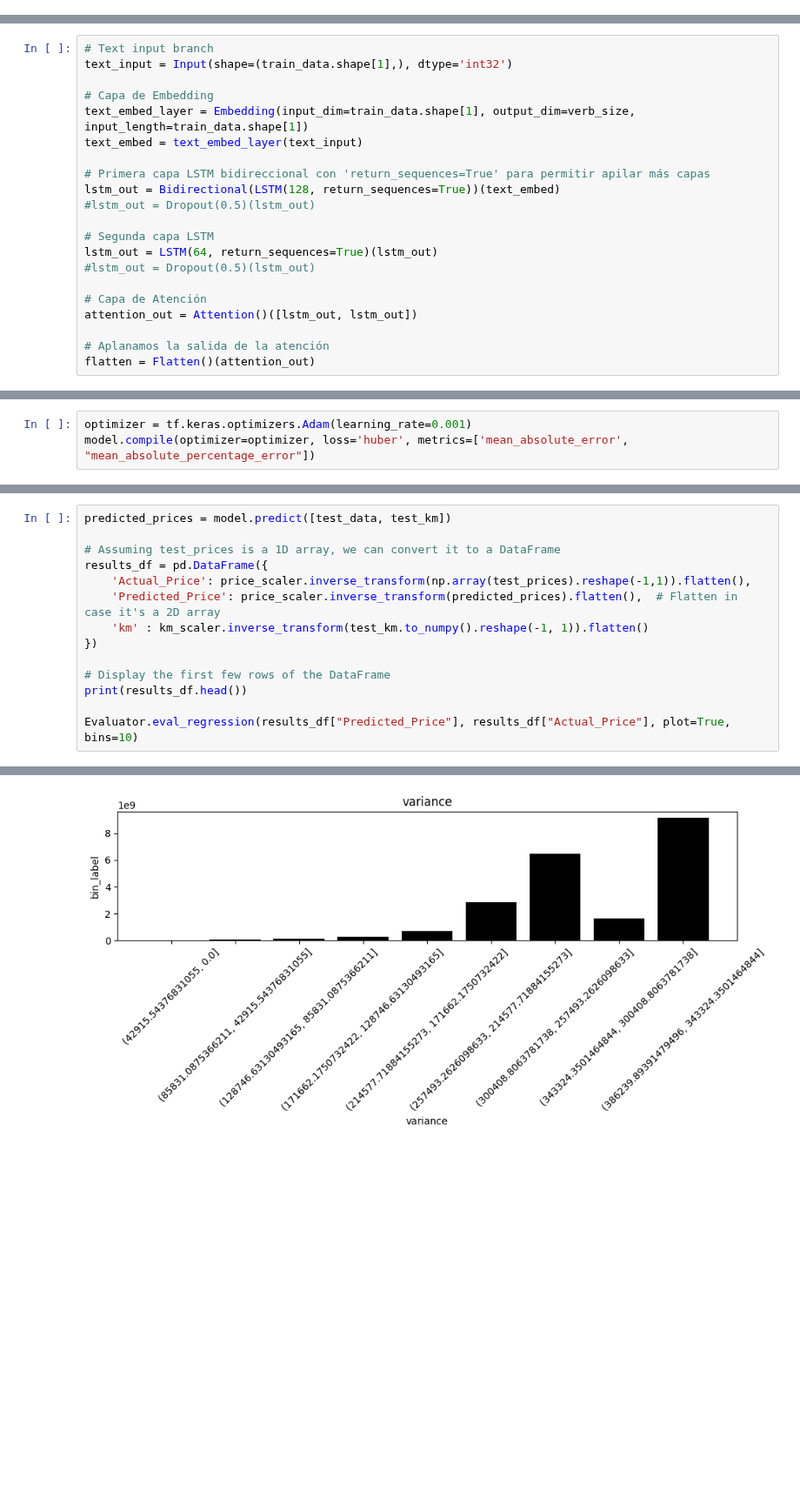
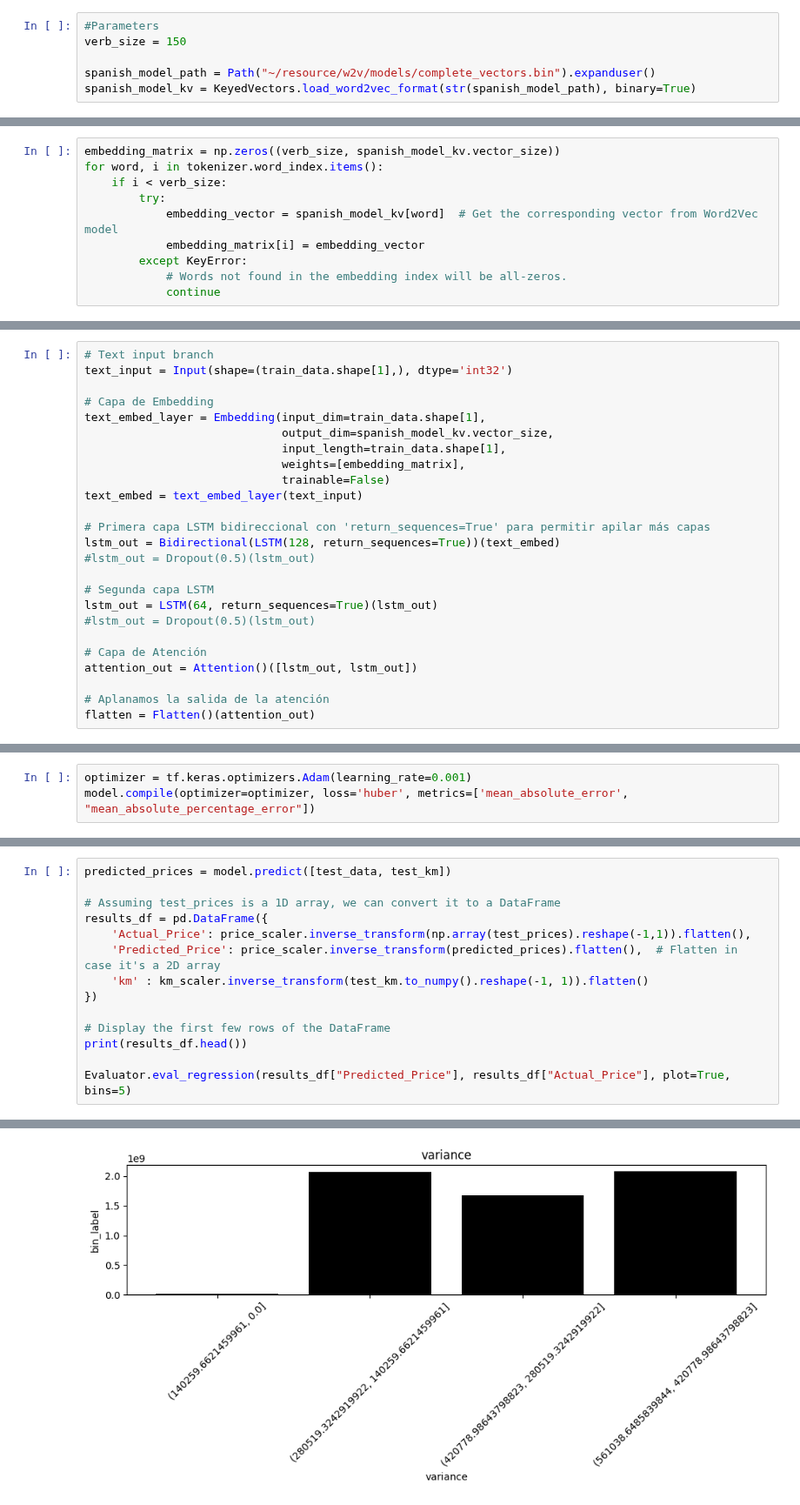
Before and after one commit to Lingfeng555/Cars_Price_Prediction, a Jupyter notebook: NLP/embedding_v3.ipynb, the cells around one changed output, grey strips where cells are left out. Shown at 87% size. Cells and saved outputs as stored; diff of their text form; blank space fills up the shorter version.

```diff
--- a/NLP/embedding_v3.ipynb
+++ b/NLP/embedding_v3.ipynb
@@ -83,3 +92,9 @@ verb_size = 150
+# %%
+#Parameters
+verb_size = 150
+
+spanish_model_path = Path("~/resource/w2v/models/complete_vectors.bin").expanduser()
+spanish_model_kv = KeyedVectors.load_word2vec_format(str(spanish_model_path), binary=True)
 # %%
 # Load data (assuming df is your DataFrame containing the required columns)
 texts = train['full_description'].values  # descriptions
@@ -88,6 +103,16 @@ tokenizer = Tokenizer(num_words=verb_size)
 tokenizer.fit_on_texts(texts)
 sequences = tokenizer.texts_to_sequences(texts)
 data = pad_sequences(sequences,  maxlen=verb_size, padding='post')
+# %%
+embedding_matrix = np.zeros((verb_size, spanish_model_kv.vector_size))
+for word, i in tokenizer.word_index.items():
+    if i < verb_size:
+        try:
+            embedding_vector = spanish_model_kv[word]  # Get the corresponding vector from Word2Vec model
+            embedding_matrix[i] = embedding_vector
+        except KeyError:
+            # Words not found in the embedding index will be all-zeros.
+            continue
 # %%
 train_data, test_data, train_prices, test_prices, train_km, test_km = train_test_split(
     data, train['price'], train['km'], test_size=0.2, random_state=42, stratify=train['fuelType'])
@@ -105,7 +144,11 @@ train_km = tf.convert_to_tensor(train_km, dtype=tf.float32)
 text_input = Input(shape=(train_data.shape[1],), dtype='int32')
 
 # Capa de Embedding
-text_embed_layer = Embedding(input_dim=train_data.shape[1], output_dim=verb_size, input_length=train_data.shape[1])
+text_embed_layer = Embedding(input_dim=train_data.shape[1],
+                             output_dim=spanish_model_kv.vector_size,
+                             input_length=train_data.shape[1],
+                             weights=[embedding_matrix],
+                             trainable=False)
 text_embed = text_embed_layer(text_input)
 
 # Primera capa LSTM bidireccional con 'return_sequences=True' para permitir apilar más capas
@@ -208,5 +252,5 @@ results_df = pd.DataFrame({
 # Display the first few rows of the DataFrame
 print(results_df.head())
 
-Evaluator.eval_regression(results_df["Predicted_Price"], results_df["Actual_Price"], plot=True, bins=10)
+Evaluator.eval_regression(results_df["Predicted_Price"], results_df["Actual_Price"], plot=True, bins=5)
 # %% [output]
@@ -232 +273 @@ MAE: 2604.284
-[figure, old version]
+[figure, new version]
```
Also changed, not shown: parts of 9 cells of this notebook.
